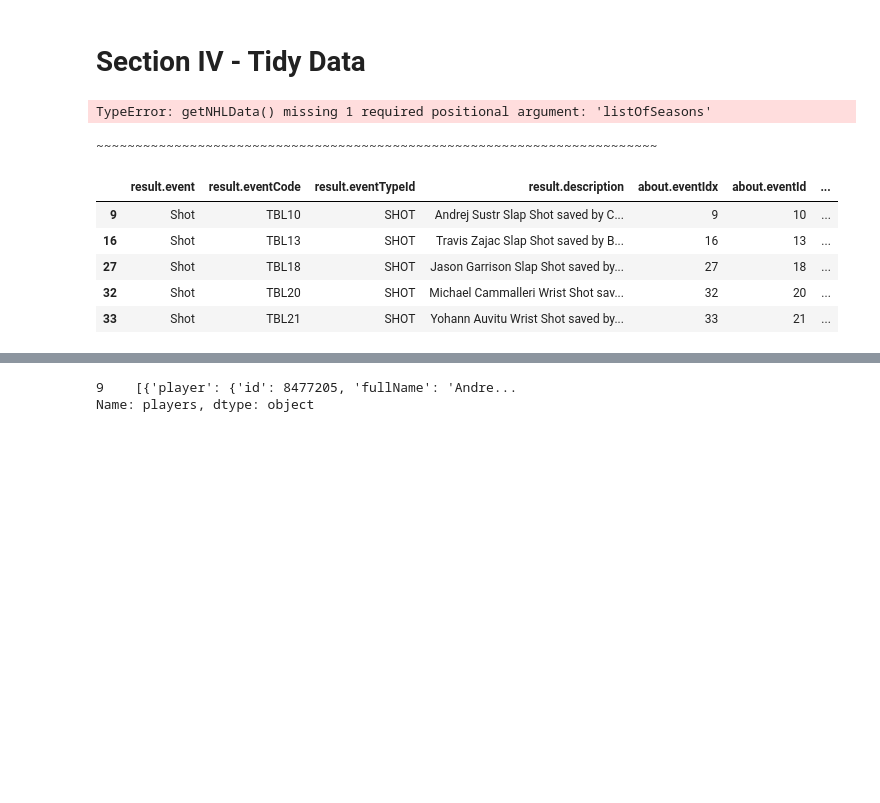
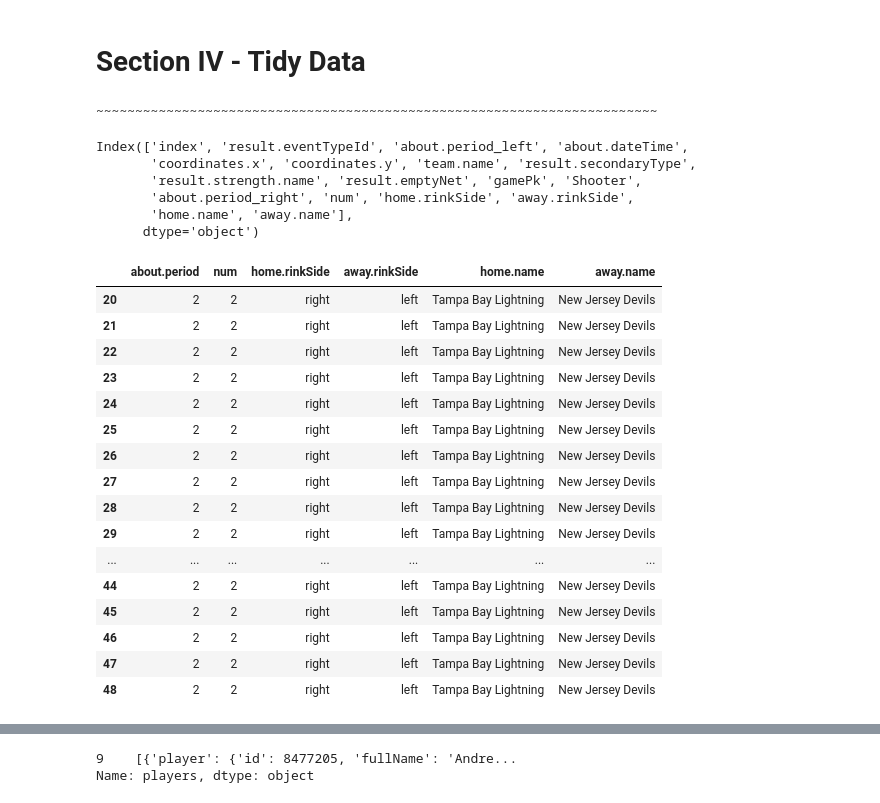
Before and after one commit to Jawing/ift6758-project-template-main, a Jupyter notebook: binulal.ipynb, the cells around one changed output, grey strips where cells are left out. Cells and saved outputs as stored; diff of their text form; code cells hidden in the pictures; blank space fills up the shorter version.

```diff
--- a/binulal.ipynb
+++ b/binulal.ipynb
@@ -372,12 +372,6 @@ interactive(children=(RadioButtons(description='Game Type:', options=('Regular',
 <function __main__.plotPlay(wTypei, wGameIndexi, wPlaysi)>
 # %% [markdown]
 # Section IV - Tidy Data
-# %%
-from ift6758.data.functions import loadstats, getNHLData
-
-getNHLData()
-# %% [output]
-TypeError: getNHLData() missing 1 required positional argument: 'listOfSeasons'
 # %%
 import os
 import pandas as pd
@@ -464,7 +458,33 @@ with open("./data/2016/2016020166.json") as gameJson:
     #shooterAndGolieDF
     shotsAndGoalsDF = shotsAndGoalsDF.join(shooterAndGolieDF)
     #display(shotsAndGoalsDF[shotsAndGoalsDF["result.event"].isin(["Goal"])].head())
-    display(shotsAndGoalsDF.head())
+    # display(shotsAndGoalsDF.columns)
+    periodsDF = pd.json_normalize( data = data, record_path = ["liveData", "linescore", "periods"]  )
+    #display(periodsDF.loc[:, ["num", "home.rinkSide", "away.rinkSide"]])
+    teamsDF = pd.json_normalize( data = data["gameData"]["teams"] )
+    teamNames = teamsDF.loc[0, ["home.name", "away.name"]]
+    # display(teamNames)
+    teamNamesDF =  periodsDF.apply( lambda x : teamNames, axis='columns', result_type="expand" )
+    # display(teamNamesDF)
+    periodsDF = periodsDF.join( teamNamesDF ).drop(['periodType', 'startTime', 'endTime', 'ordinalNum', \
+                                                    'home.goals', 'home.shotsOnGoal', 'away.goals', 'away.shotsOnGoal' ], axis=1)
+    #periodsDF.set_index("num", inplace=True)
+    shotsAndGoalsDF2 = shotsAndGoalsDF.drop(['result.event', 'result.eventCode', 'result.description', \
+                                             'about.eventIdx', 'about.eventId', 'about.periodType', \
+                                             'about.ordinalNum', 'about.periodTime', 'about.periodTimeRemaining', \
+                                             'about.goals.away', 'about.goals.home', 'players', 'team.id', \
+                                             'team.link', 'team.triCode', 'result.penaltySeverity', 'result.penaltyMinutes', \
+                                             'result.strength.code', 'result.gameWinningGoal', 'Goalie'],  axis=1).reset_index()
+    #display( periodsDF  )
+    #display( shotsAndGoalsDF2 )
+    shotsAndGoalsPeriodsDF = pd.DataFrame( shotsAndGoalsDF2['about.period'] )
+    shotsAndGoalsPeriodsDF2 = shotsAndGoalsPeriodsDF.merge(periodsDF,  left_on='about.period', right_on='num')
+    #display(shotsAndGoalsPeriodsDF2)
+    shotsAndGoalsDF3 =  shotsAndGoalsDF2.join(shotsAndGoalsPeriodsDF2, lsuffix='_left', rsuffix='_right')
+    shotsAndGoalsDF4 = shotsAndGoalsDF3.drop(['index', 'about.period_right', 'num'], axis=1)
+    display( shotsAndGoalsDF4.columns )
+
+
 
 #df2 = df1.apply( getPlayerDetails3, result_type="expand" )
 #df2
@@ -475,9 +495,30 @@ with open("./data/2016/2016020166.json") as gameJson:
 #    print( i, play["about"]["period"], play["about"]["dateTime"], play["result"]["event"])
 # %% [output]
 ~~~~~~~~~~~~~~~~~~~~~~~~~~~~~~~~~~~~~~~~~~~~~~~~~~~~~~~~~~~~~~~~~~~~~~~~
-|  | result.event | result.eventCode | result.eventTypeId | result.description | about.eventIdx | about.eventId | ... |
-| 9 | Shot | TBL10 | SHOT | Andrej Sustr Slap Shot saved by C... | 9 | 10 | ... |
-| 16 | Shot | TBL13 | SHOT | Travis Zajac Slap Shot saved by B... | 16 | 13 | ... |
-| 27 | Shot | TBL18 | SHOT | Jason Garrison Slap Shot saved by... | 27 | 18 | ... |
-| 32 | Shot | TBL20 | SHOT | Michael Cammalleri Wrist Shot sav... | 32 | 20 | ... |
-| 33 | Shot | TBL21 | SHOT | Yohann Auvitu Wrist Shot saved by... | 33 | 21 | ... |
+Index(['index', 'result.eventTypeId', 'about.period_left', 'about.dateTime',
+       'coordinates.x', 'coordinates.y', 'team.name', 'result.secondaryType',
+       'result.strength.name', 'result.emptyNet', 'gamePk', 'Shooter',
+       'about.period_right', 'num', 'home.rinkSide', 'away.rinkSide',
+       'home.name', 'away.name'],
+      dtype='object')
+# %%
+series_df = pd.DataFrame( shotsAndGoalsDF['about.period'] )
+merged_DF = series_df.merge(periodsDF,  left_on='about.period', right_on='num')
+# %% [output]
+|  | about.period | num | home.rinkSide | away.rinkSide | home.name | away.name |
+| 20 | 2 | 2 | right | left | Tampa Bay Lightning | New Jersey Devils |
+| 21 | 2 | 2 | right | left | Tampa Bay Lightning | New Jersey Devils |
+| 22 | 2 | 2 | right | left | Tampa Bay Lightning | New Jersey Devils |
+| 23 | 2 | 2 | right | left | Tampa Bay Lightning | New Jersey Devils |
+| 24 | 2 | 2 | right | left | Tampa Bay Lightning | New Jersey Devils |
+| 25 | 2 | 2 | right | left | Tampa Bay Lightning | New Jersey Devils |
+| 26 | 2 | 2 | right | left | Tampa Bay Lightning | New Jersey Devils |
+| 27 | 2 | 2 | right | left | Tampa Bay Lightning | New Jersey Devils |
+| 28 | 2 | 2 | right | left | Tampa Bay Lightning | New Jersey Devils |
+| 29 | 2 | 2 | right | left | Tampa Bay Lightning | New Jersey Devils |
+| ... | ... | ... | ... | ... | ... | ... |
+| 44 | 2 | 2 | right | left | Tampa Bay Lightning | New Jersey Devils |
+| 45 | 2 | 2 | right | left | Tampa Bay Lightning | New Jersey Devils |
+| 46 | 2 | 2 | right | left | Tampa Bay Lightning | New Jersey Devils |
+| 47 | 2 | 2 | right | left | Tampa Bay Lightning | New Jersey Devils |
+| 48 | 2 | 2 | right | left | Tampa Bay Lightning | New Jersey Devils |
```
Also changed, not shown: parts of 6 cells of this notebook.
